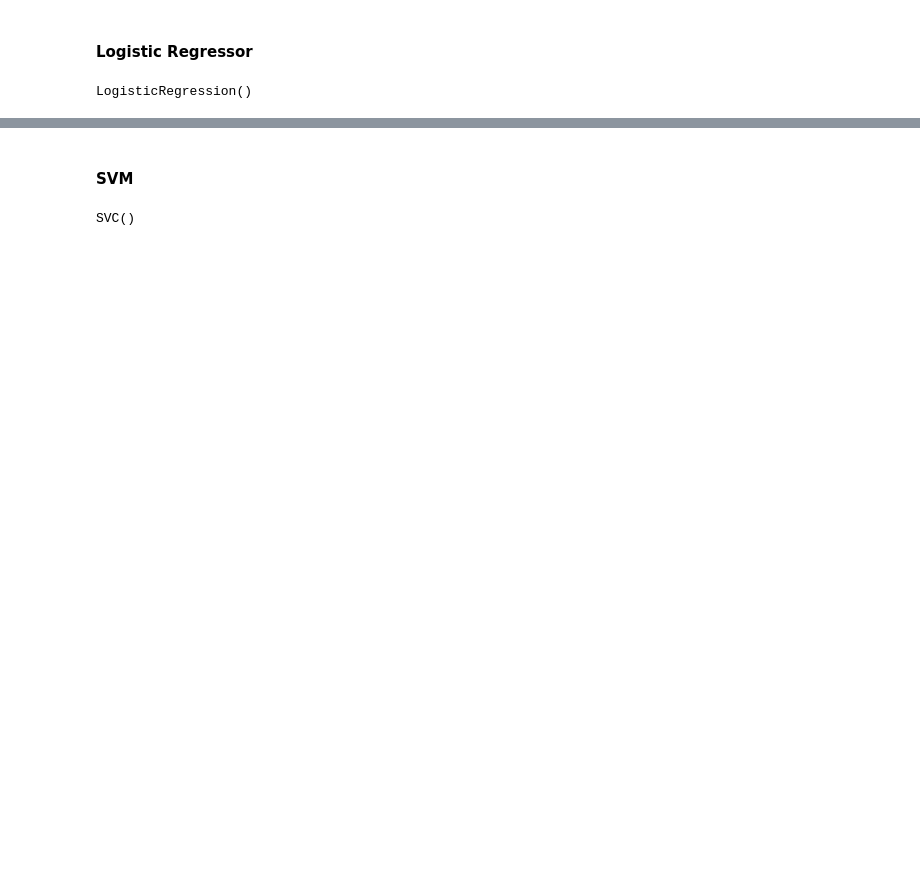
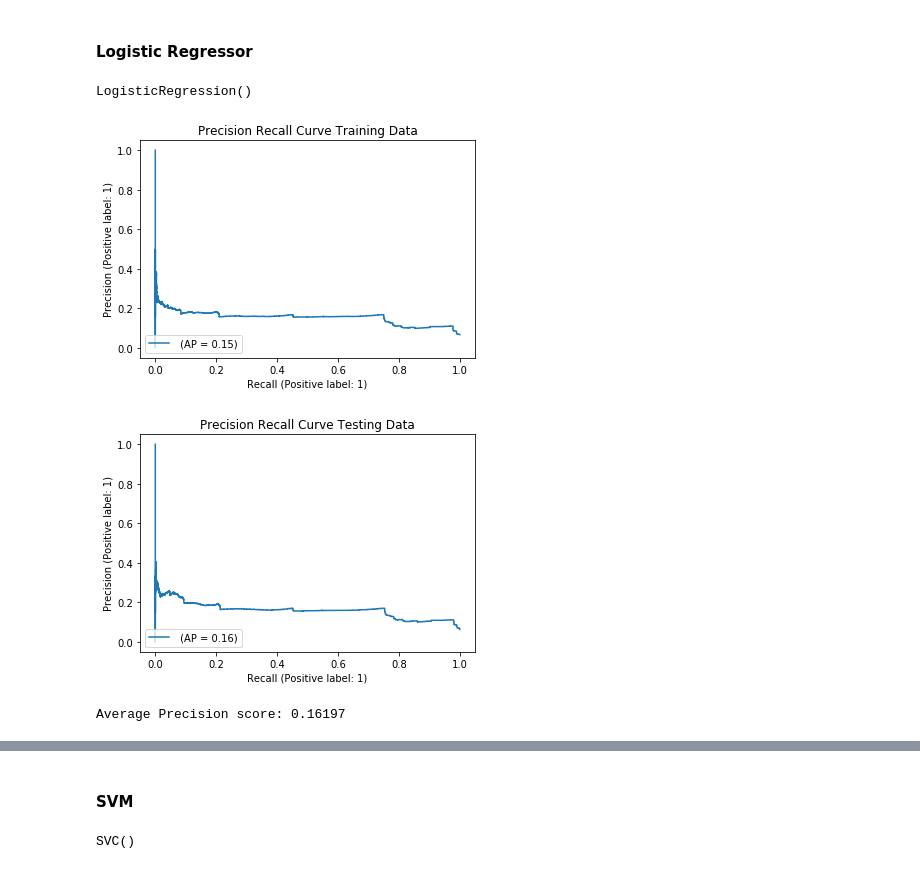
Before and after one commit to alexmak001/Panama-Papers, a Jupyter notebook: aleximbalance.ipynb, the cells around one changed output, grey strips where cells are left out. Cells and saved outputs as stored; diff of their text form; code cells hidden in the pictures; blank space fills up the shorter version.

```diff
--- a/aleximbalance.ipynb
+++ b/aleximbalance.ipynb
@@ -72,6 +100,31 @@ LR = LogisticRegression(solver="lbfgs", max_iter=100)
 LR.fit(X_train, y_train)
 # %% [output]
 LogisticRegression()
+# %%
+from sklearn.metrics import PrecisionRecallDisplay
+display = PrecisionRecallDisplay.from_estimator(
+    LR, X_train, y_train, name=""
+)
+_ = display.ax_.set_title("Precision Recall Curve Training Data")
+
+display = PrecisionRecallDisplay.from_estimator(
+    LR, X_test, y_test, name=""
+)
+_ = display.ax_.set_title("Precision Recall Curve Testing Data")
+# %% [output]
+[figure, added]
+[figure, added]
+# %%
+# define evaluation procedure
+cv = RepeatedStratifiedKFold(n_splits=10, n_repeats=3, random_state=1)
+# evaluate model
+scores = cross_val_score(LR, X_test, y_test, scoring='average_precision', cv=cv, n_jobs=-1)
+# summarize performance
+print('Average Precision score: %.5f' % mean(scores))
+
+predictions = LR.predict(X_test)
+# %% [output]
+Average Precision score: 0.16197
 # %%
 predLR = LR.predict(X_test)
 # %%
```
Also changed, not shown: parts of 15 cells of this notebook, 4 other files.
